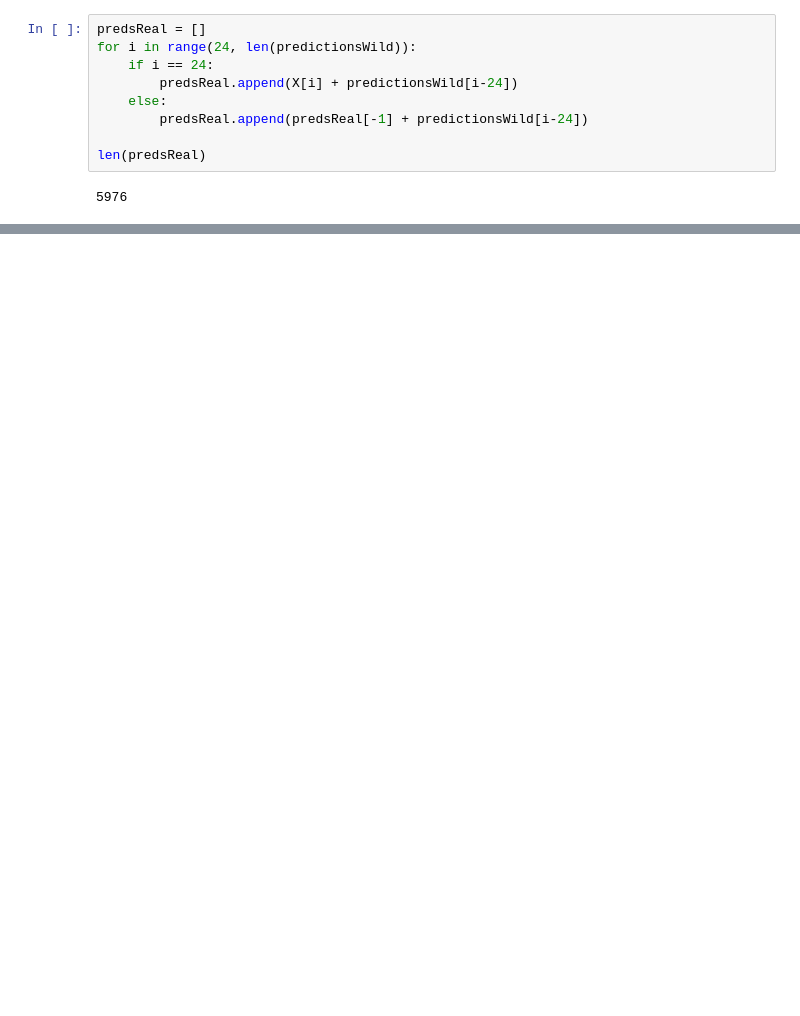
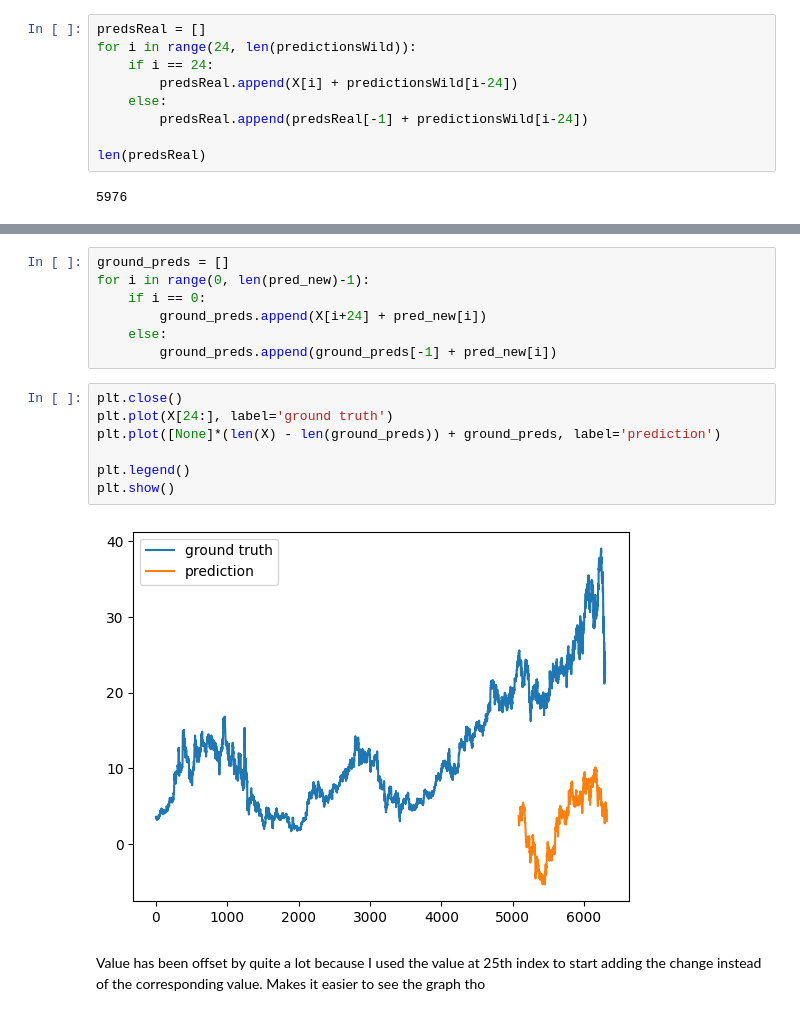
Before and after one commit to YVishere/Stock-Tuah-api, a Jupyter notebook: working.ipynb, the cells around one changed output, grey strips where cells are left out. Cells and saved outputs as stored; diff of their text form; blank space fills up the shorter version.

```diff
--- a/working.ipynb
+++ b/working.ipynb
@@ -512,0 +595,18 @@ plt.show()
+# %%
+ground_preds = []
+for i in range(0, len(pred_new)-1):
+    if i == 0:
+        ground_preds.append(X[i+24] + pred_new[i])
+    else:
+        ground_preds.append(ground_preds[-1] + pred_new[i])
+# %%
+plt.close()
+plt.plot(X[24:], label='ground truth')
+plt.plot([None]*(len(X) - len(ground_preds)) + ground_preds, label='prediction')
+
+plt.legend()
+plt.show()
+# %% [output]
+[figure, added]
+# %% [markdown]
+Value has been offset by quite a lot because I used the value at 25th index to start adding the change instead of the corresponding value. Makes it easier to see the graph tho
```
Also changed, not shown: parts of 14 cells of this notebook.
